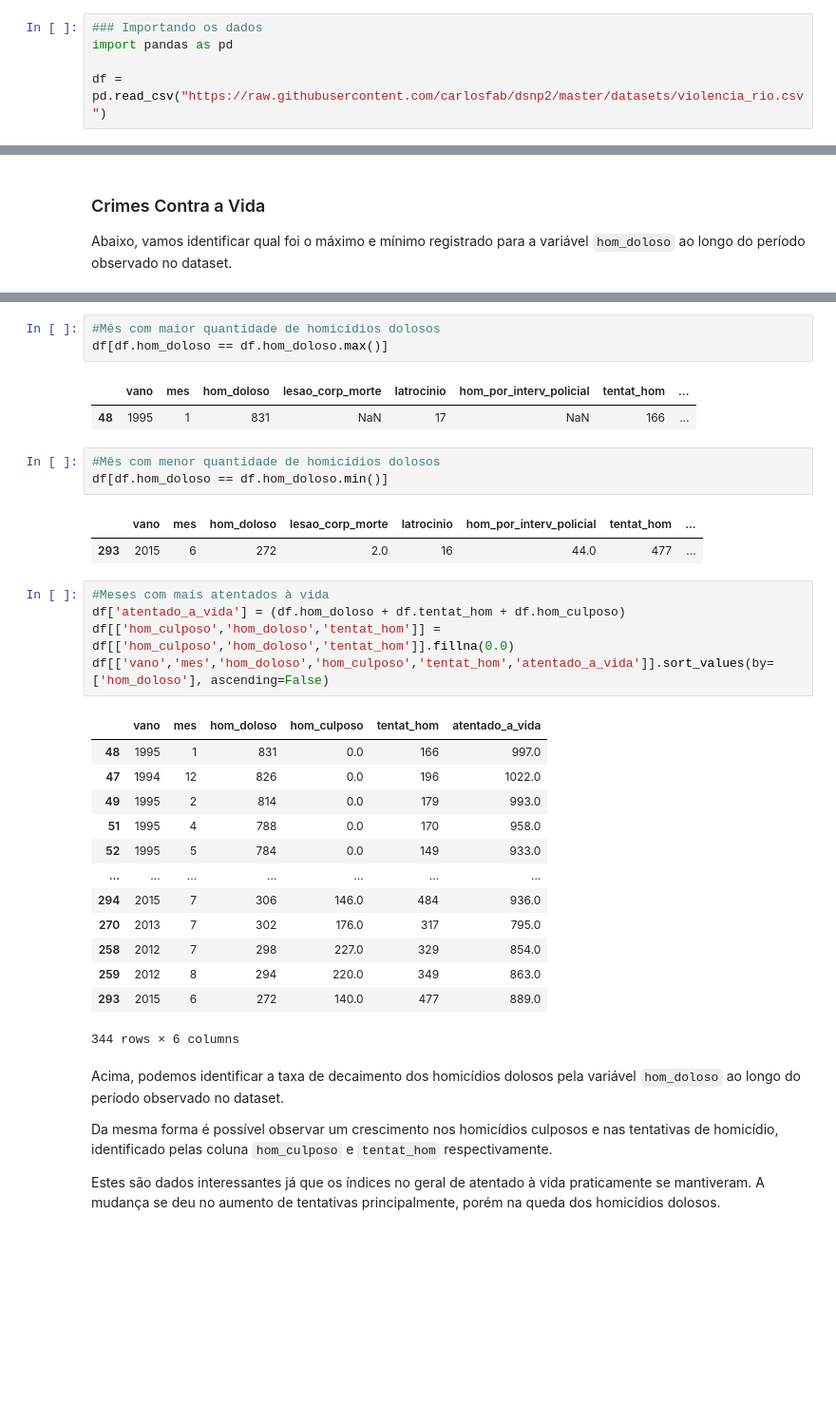
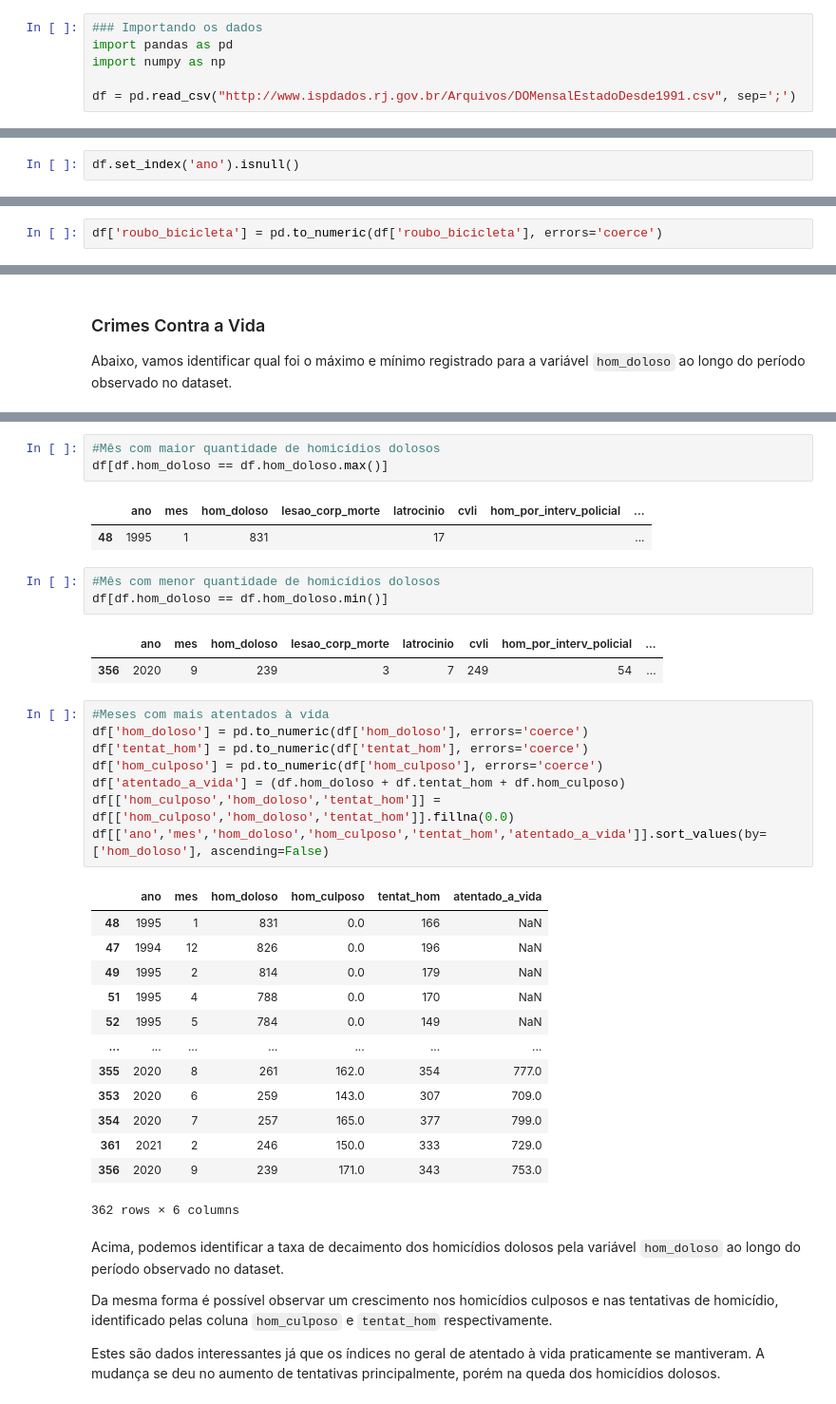
Before and after one commit to GabrielCheu/Data-Science-Projects, a Jupyter notebook: Analisando_a_Violência_no_Rio_de_Janeiro.ipynb, the cells around one changed output, grey strips where cells are left out. Shown at 95% size. Saved outputs shown, nothing was run; the diff lists cells and outputs as text; blank space fills up the shorter version.

```diff
--- a/Analisando_a_Violência_no_Rio_de_Janeiro.ipynb
+++ b/Analisando_a_Violência_no_Rio_de_Janeiro.ipynb
@@ -38,8 +38,9 @@ No caso do *dataset* a ser utilizado aqui, o arquivo `csv` pode ser baixado dire
 # %%
 ### Importando os dados
 import pandas as pd
+import numpy as np
 
-df = pd.read_csv("https://raw.githubusercontent.com/carlosfab/dsnp2/master/datasets/violencia_rio.csv")
+df = pd.read_csv("http://www.ispdados.rj.gov.br/Arquivos/DOMensalEstadoDesde1991.csv", sep=';')
 # %%
 #Tamanho do dataset
 print('Quantidade de Registros de Ocorrência :',df.shape[0])
@@ -80,0 +91,2 @@ df.head()
+# %%
+df.set_index('ano').isnull()
@@ -101,0 +149,2 @@ dtype: float64
+# %%
+df['roubo_bicicleta'] = pd.to_numeric(df['roubo_bicicleta'], errors='coerce')
@@ -181,33 +248,36 @@ Max:    272
 #Mês com maior quantidade de homicídios dolosos
 df[df.hom_doloso == df.hom_doloso.max()]
 # %% [output]
-|  | vano | mes | hom_doloso | lesao_corp_morte | latrocinio | hom_por_interv_policial | tentat_hom | ... |
-| 48 | 1995 | 1 | 831 | NaN | 17 | NaN | 166 | ... |
+|  | ano | mes | hom_doloso | lesao_corp_morte | latrocinio | cvli | hom_por_interv_policial | ... |
+| 48 | 1995 | 1 | 831 |  | 17 |  |  | ... |
 # %%
 #Mês com menor quantidade de homicídios dolosos
 df[df.hom_doloso == df.hom_doloso.min()]
 # %% [output]
-|  | vano | mes | hom_doloso | lesao_corp_morte | latrocinio | hom_por_interv_policial | tentat_hom | ... |
-| 293 | 2015 | 6 | 272 | 2.0 | 16 | 44.0 | 477 | ... |
+|  | ano | mes | hom_doloso | lesao_corp_morte | latrocinio | cvli | hom_por_interv_policial | ... |
+| 356 | 2020 | 9 | 239 | 3 | 7 | 249 | 54 | ... |
 # %%
 #Meses com mais atentados à vida
+df['hom_doloso'] = pd.to_numeric(df['hom_doloso'], errors='coerce')
+df['tentat_hom'] = pd.to_numeric(df['tentat_hom'], errors='coerce')
+df['hom_culposo'] = pd.to_numeric(df['hom_culposo'], errors='coerce')
 df['atentado_a_vida'] = (df.hom_doloso + df.tentat_hom + df.hom_culposo)
 df[['hom_culposo','hom_doloso','tentat_hom']] = df[['hom_culposo','hom_doloso','tentat_hom']].fillna(0.0)
-df[['vano','mes','hom_doloso','hom_culposo','tentat_hom','atentado_a_vida']].sort_values(by=['hom_doloso'], ascending=False)
+df[['ano','mes','hom_doloso','hom_culposo','tentat_hom','atentado_a_vida']].sort_values(by=['hom_doloso'], ascending=False)
 # %% [output]
-|  | vano | mes | hom_doloso | hom_culposo | tentat_hom | atentado_a_vida |
-| 48 | 1995 | 1 | 831 | 0.0 | 166 | 997.0 |
-| 47 | 1994 | 12 | 826 | 0.0 | 196 | 1022.0 |
-| 49 | 1995 | 2 | 814 | 0.0 | 179 | 993.0 |
-| 51 | 1995 | 4 | 788 | 0.0 | 170 | 958.0 |
-| 52 | 1995 | 5 | 784 | 0.0 | 149 | 933.0 |
+|  | ano | mes | hom_doloso | hom_culposo | tentat_hom | atentado_a_vida |
+| 48 | 1995 | 1 | 831 | 0.0 | 166 | NaN |
+| 47 | 1994 | 12 | 826 | 0.0 | 196 | NaN |
+| 49 | 1995 | 2 | 814 | 0.0 | 179 | NaN |
+| 51 | 1995 | 4 | 788 | 0.0 | 170 | NaN |
+| 52 | 1995 | 5 | 784 | 0.0 | 149 | NaN |
 | ... | ... | ... | ... | ... | ... | ... |
-| 294 | 2015 | 7 | 306 | 146.0 | 484 | 936.0 |
-| 270 | 2013 | 7 | 302 | 176.0 | 317 | 795.0 |
-| 258 | 2012 | 7 | 298 | 227.0 | 329 | 854.0 |
-| 259 | 2012 | 8 | 294 | 220.0 | 349 | 863.0 |
-| 293 | 2015 | 6 | 272 | 140.0 | 477 | 889.0 |
+| 355 | 2020 | 8 | 261 | 162.0 | 354 | 777.0 |
+| 353 | 2020 | 6 | 259 | 143.0 | 307 | 709.0 |
+| 354 | 2020 | 7 | 257 | 165.0 | 377 | 799.0 |
+| 361 | 2021 | 2 | 246 | 150.0 | 333 | 729.0 |
+| 356 | 2020 | 9 | 239 | 171.0 | 343 | 753.0 |
-344 rows × 6 columns
+362 rows × 6 columns
 # %% [markdown]
 Acima, podemos identificar a taxa de decaimento dos homicídios dolosos pela variável `hom_doloso` ao longo do período observado no dataset.
 
```
Also changed, not shown: parts of 23 cells of this notebook.
